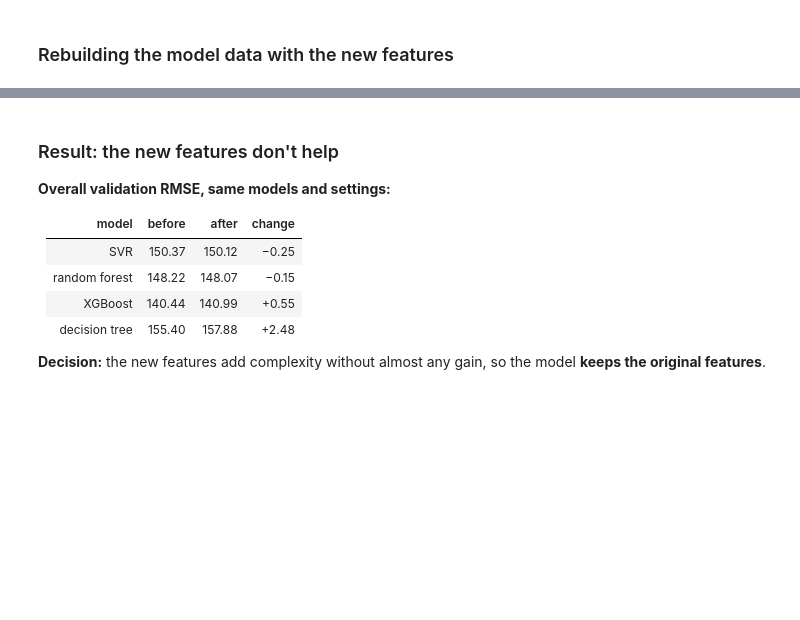
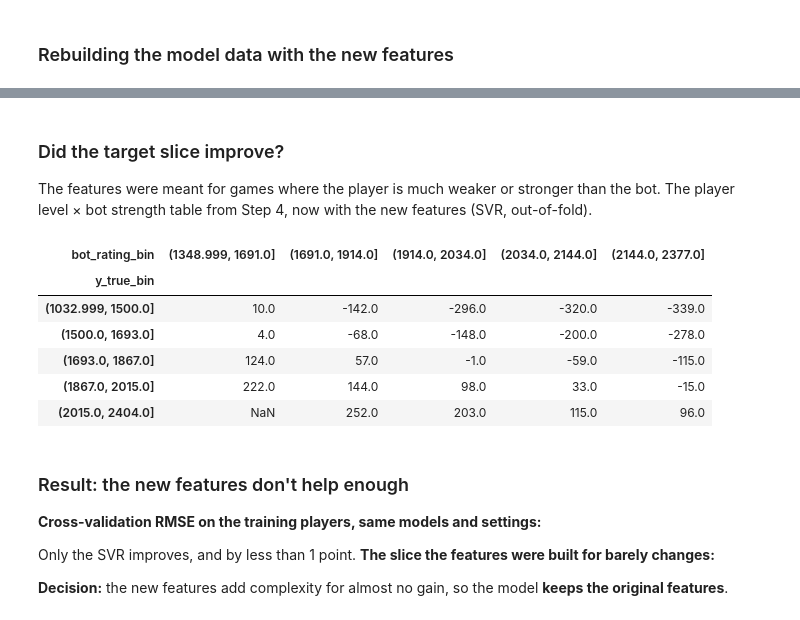
Before and after one commit to eranK12329/Scrabble, a Jupyter notebook: scrabble_project.ipynb, the cells around one changed output, grey strips where cells are left out. Cells and saved outputs as stored; diff of their text form; code cells hidden in the pictures; blank space fills up the shorter version.

```diff
--- a/scrabble_project.ipynb
+++ b/scrabble_project.ipynb
@@ -1455,15 +1528,26 @@ pd.DataFrame(rows).set_index('model').round(3)
+# %% [markdown]
+### Did the target slice improve?
+The features were meant for games where the player is much weaker or stronger than the bot. The player level × bot strength table from Step 4, now with the new features (SVR, out-of-fold).
+# %%
+errors_df['residual_new'] = errors_df['y_true'] - cross_val_predict(
+    scaling(svr, True), X_train_new, y_train, groups=groups_train, cv=FOLDS, n_jobs=-1)
+
+errors_df.pivot_table(index='y_true_bin', columns='bot_rating_bin',
+                      values='residual_new', aggfunc='mean', observed=True).round(0)
+# %% [output]
+| bot_rating_bin | (1348.999, 1691.0] | (1691.0, 1914.0] | (1914.0, 2034.0] | (2034.0, 2144.0] | (2144.0, 2377.0] |
+| y_true_bin |  |  |  |  |  |
+| (1032.999, 1500.0] | 10.0 | -142.0 | -296.0 | -320.0 | -339.0 |
+| (1500.0, 1693.0] | 4.0 | -68.0 | -148.0 | -200.0 | -278.0 |
+| (1693.0, 1867.0] | 124.0 | 57.0 | -1.0 | -59.0 | -115.0 |
+| (1867.0, 2015.0] | 222.0 | 144.0 | 98.0 | 33.0 | -15.0 |
+| (2015.0, 2404.0] | NaN | 252.0 | 203.0 | 115.0 | 96.0 |
 # %% [markdown]
-### Result: the new features don't help
-**Overall validation RMSE, same models and settings:**
+### Result: the new features don't help enough
+**Cross-validation RMSE on the training players, same models and settings:**
 
-| model | before | after | change |
-|---|---|---|---|
-| SVR | 150.37 | 150.12 | −0.25 |
-| random forest | 148.22 | 148.07 | −0.15 |
-| XGBoost | 140.44 | 140.99 | +0.55 |
-| decision tree | 155.40 | 157.88 | +2.48 |
+Only the SVR improves, and by less than 1 point. **The slice the features were built for barely changes:**
 
-
-**Decision:** the new features add complexity without almost any gain, so the model **keeps the original features**.
+**Decision:** the new features add complexity for almost no gain, so the model **keeps the original features**.
 # %% [markdown]
 ## Rethinking the Split
```
Also changed, not shown: parts of 26 cells of this notebook.
